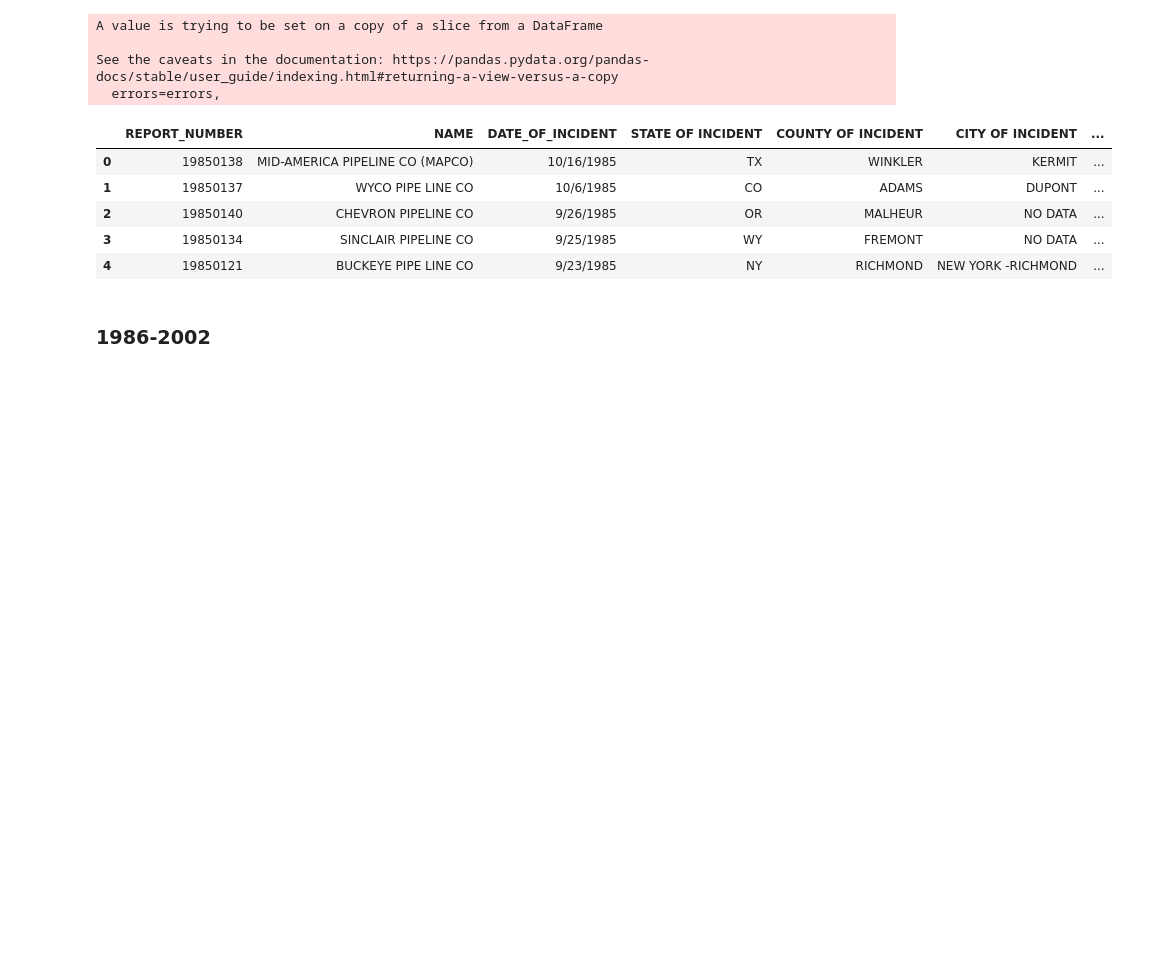
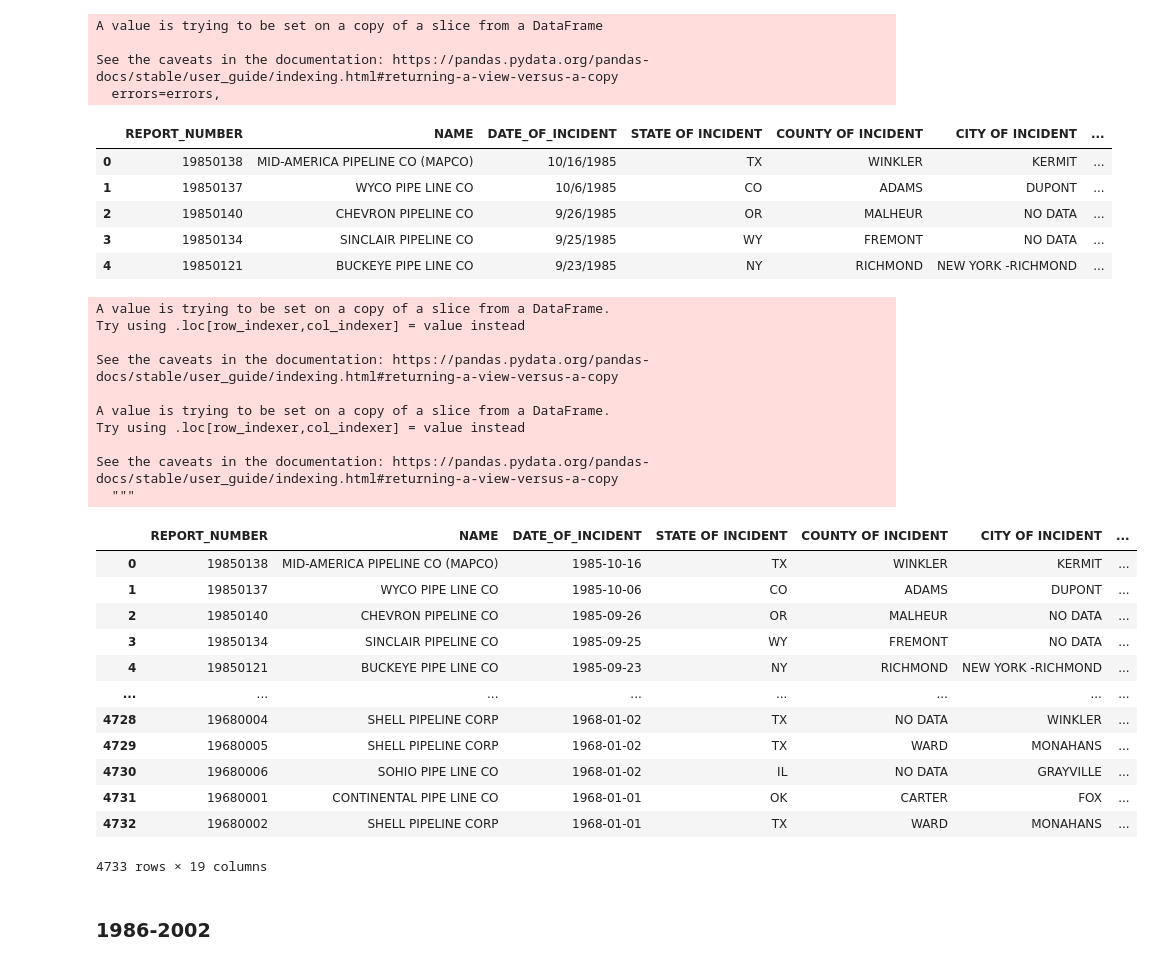
Before and after one commit to JeffreyS-0/Oil_Spills_Overtime_Analysis, a Jupyter notebook: oilspill_dataframes.ipynb, the cells around one changed output. Drawn from its saved outputs; the diff is of its cells as text; code cells hidden in the pictures; blank space fills up the shorter version.

```diff
--- a/oilspill_dataframes.ipynb
+++ b/oilspill_dataframes.ipynb
@@ -91,6 +91,37 @@ See the caveats in the documentation: https://pandas.pydata.org/pandas-docs/stab
 | 2 | 19850140 | CHEVRON PIPELINE CO | 9/26/1985 | OR | MALHEUR | NO DATA | ... |
 | 3 | 19850134 | SINCLAIR PIPELINE CO | 9/25/1985 | WY | FREMONT | NO DATA | ... |
 | 4 | 19850121 | BUCKEYE PIPE LINE CO | 9/23/1985 | NY | RICHMOND | NEW YORK -RICHMOND | ... |
+# %%
+# convert 'DATE_OF_INCIDENT' column to datetime format
+pre1986_df['DATE_OF_INCIDENT'] = pre1986_df['DATE_OF_INCIDENT'].astype('datetime64[ns]')
+
+#Get date ONLY from DATE_OF_INCIDENT column
+pre1986_df['DATE_OF_INCIDENT'] = pre1986_df['DATE_OF_INCIDENT'].dt.date
+pre1986_df
+# %% [output]
+A value is trying to be set on a copy of a slice from a DataFrame.
+Try using .loc[row_indexer,col_indexer] = value instead
+
+See the caveats in the documentation: https://pandas.pydata.org/pandas-docs/stable/user_guide/indexing.html#returning-a-view-versus-a-copy
+
+A value is trying to be set on a copy of a slice from a DataFrame.
+Try using .loc[row_indexer,col_indexer] = value instead
+
+See the caveats in the documentation: https://pandas.pydata.org/pandas-docs/stable/user_guide/indexing.html#returning-a-view-versus-a-copy
+  """
+|  | REPORT_NUMBER | NAME | DATE_OF_INCIDENT | STATE OF INCIDENT | COUNTY OF INCIDENT | CITY OF INCIDENT | ... |
+| 0 | 19850138 | MID-AMERICA PIPELINE CO (MAPCO) | 1985-10-16 | TX | WINKLER | KERMIT | ... |
+| 1 | 19850137 | WYCO PIPE LINE CO | 1985-10-06 | CO | ADAMS | DUPONT | ... |
+| 2 | 19850140 | CHEVRON PIPELINE CO | 1985-09-26 | OR | MALHEUR | NO DATA | ... |
+| 3 | 19850134 | SINCLAIR PIPELINE CO | 1985-09-25 | WY | FREMONT | NO DATA | ... |
+| 4 | 19850121 | BUCKEYE PIPE LINE CO | 1985-09-23 | NY | RICHMOND | NEW YORK -RICHMOND | ... |
+| ... | ... | ... | ... | ... | ... | ... | ... |
+| 4728 | 19680004 | SHELL PIPELINE CORP | 1968-01-02 | TX | NO DATA | WINKLER | ... |
+| 4729 | 19680005 | SHELL PIPELINE CORP | 1968-01-02 | TX | WARD | MONAHANS | ... |
+| 4730 | 19680006 | SOHIO PIPE LINE CO | 1968-01-02 | IL | NO DATA | GRAYVILLE | ... |
+| 4731 | 19680001 | CONTINENTAL PIPE LINE CO | 1968-01-01 | OK | CARTER | FOX | ... |
+| 4732 | 19680002 | SHELL PIPELINE CORP | 1968-01-01 | TX | WARD | MONAHANS | ... |
+4733 rows × 19 columns
 # %% [markdown]
 ### 1986-2002
 # %%
```
Also changed, not shown: parts of 15 cells of this notebook.
